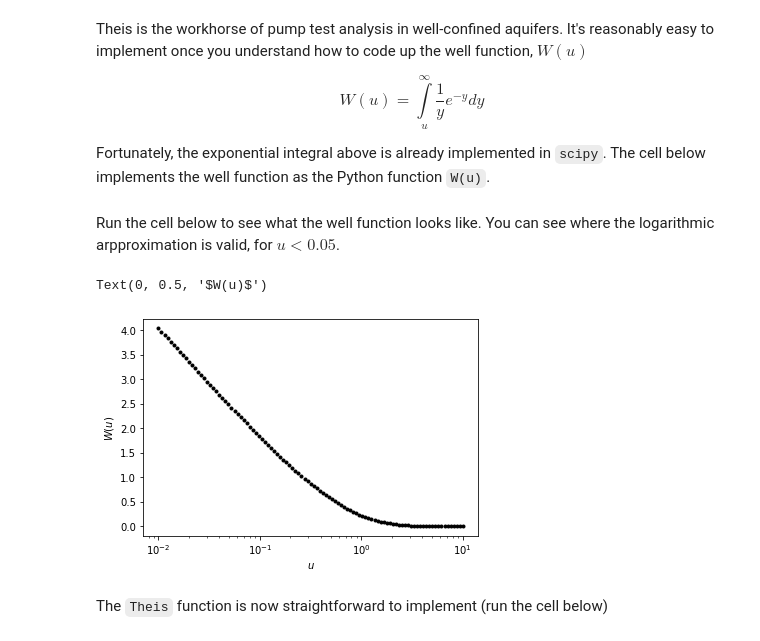
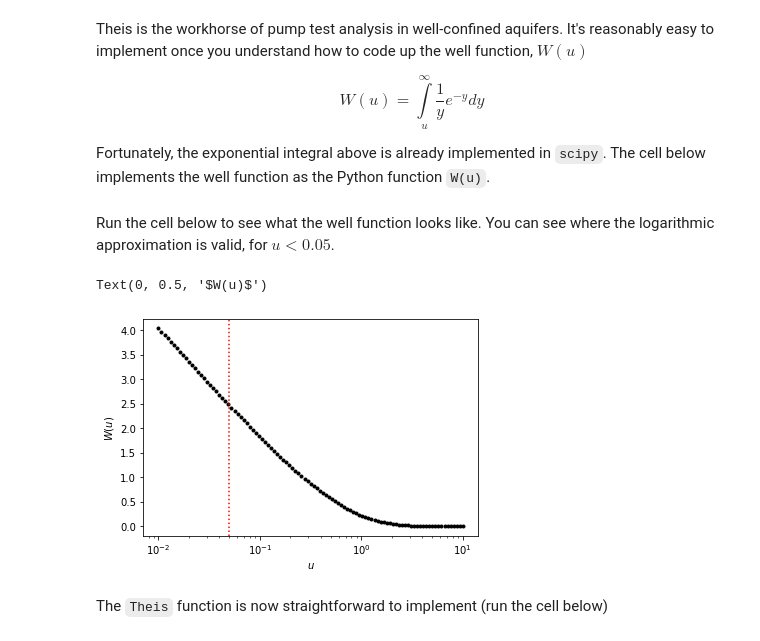
Before and after one commit to ddempsey/wells, a Jupyter notebook: analytical_modelling.ipynb, the cells around one changed output. Drawn from its saved outputs; the diff is of its cells as text; code cells hidden in the pictures.

```diff
--- a/analytical_modelling.ipynb
+++ b/analytical_modelling.ipynb
@@ -17,20 +17,22 @@ Fortunately, the exponential integral above is already implemented in `scipy`. T
 # %%
 from scipy.special import expi
 
-def W(u): return -expi(-u)
+def W(u):
+    return -expi(-u)
 # %% [markdown]
-Run the cell below to see what the well function looks like. You can see where the logarithmic arpproximation is valid, for $u<0.05$.
+Run the cell below to see what the well function looks like. You can see where the logarithmic approximation is valid, for $u<0.05$.
 # %%
 %matplotlib inline
 from matplotlib import pyplot as plt
 import numpy as np
 f,ax=plt.subplots(1,1)
 u = np.logspace(-2,1,101)
 ax.semilogx(u, W(u),'k.')
+ax.axvline(0.05, color = 'r', linestyle=':')
 ax.set_xlabel('$u$'); ax.set_ylabel('$W(u)$')
 # %% [output]
 Text(0, 0.5, '$W(u)$')
-[figure, old version]
+[figure, new version]
 # %% [markdown]
 The `Theis` function is now straightforward to implement (run the cell below)
 # %%
```
Also changed, not shown: parts of 3 cells of this notebook.
